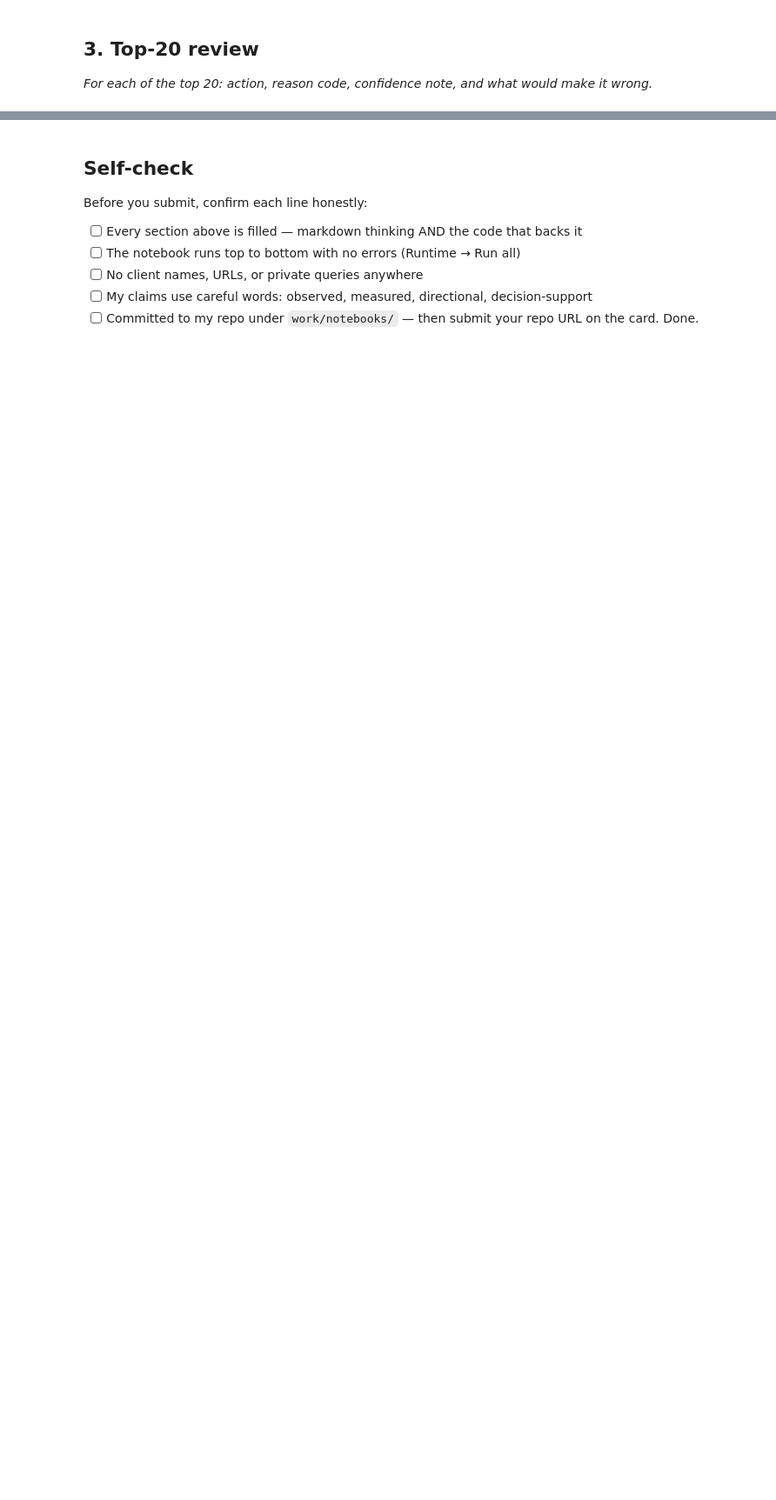
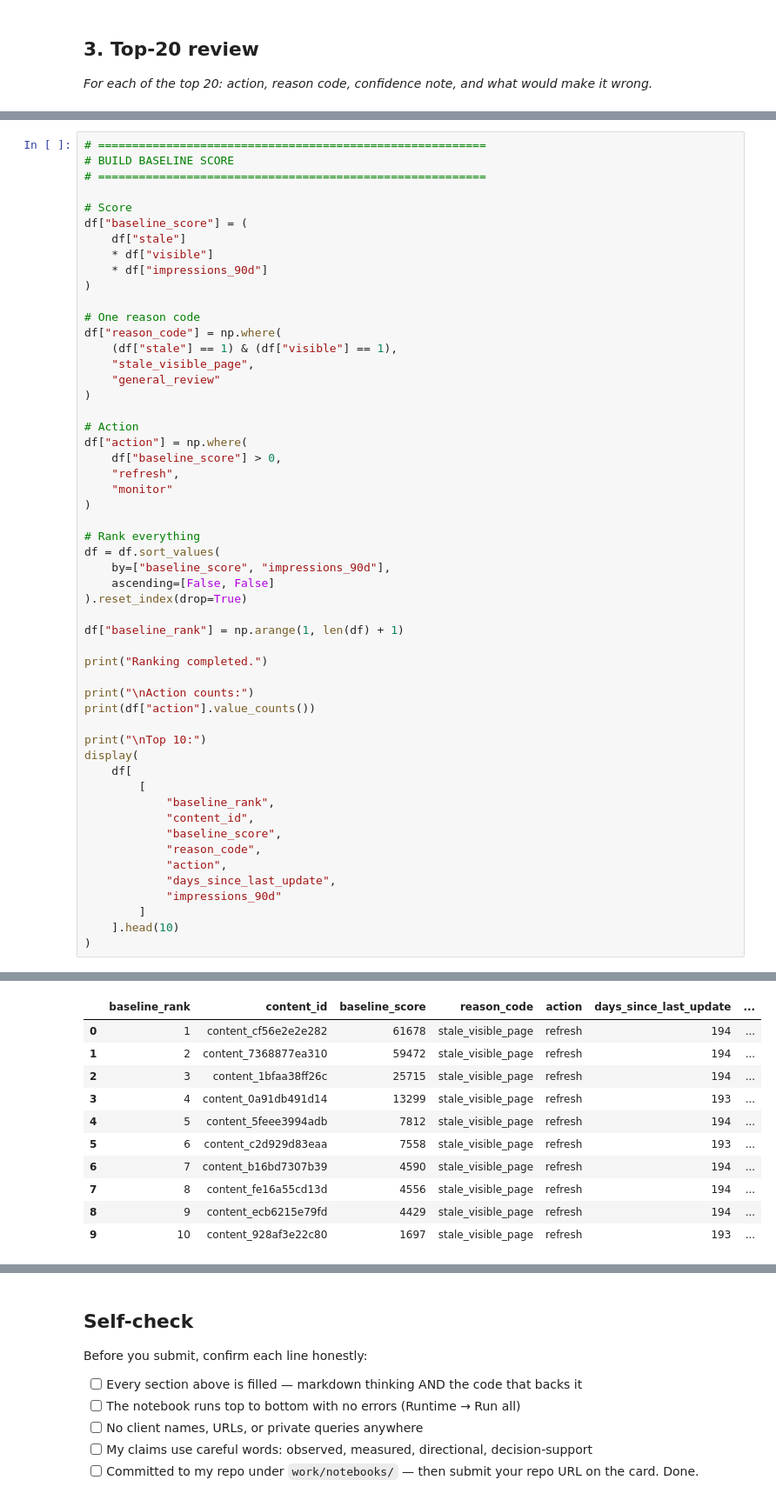
Before and after one commit to AhsanullahCS/FlyRank_Internship, a Jupyter notebook: work/notebooks/w04_baseline_score.ipynb, the cells around one changed output, grey strips where cells are left out. Shown at 87% size. Cells and saved outputs as stored; diff of their text form; blank space fills up the shorter version.

```diff
--- a/work/notebooks/w04_baseline_score.ipynb
+++ b/work/notebooks/w04_baseline_score.ipynb
@@ -36,0 +309,54 @@ This skeleton is yours to fill. Work the sections **in order** — each one has
+# %%
+# =========================================================
+# BUILD BASELINE SCORE
+# =========================================================
+
+# Score
+df["baseline_score"] = (
+    df["stale"]
+    * df["visible"]
+    * df["impressions_90d"]
+)
+
+# One reason code
+df["reason_code"] = np.where(
+    (df["stale"] == 1) & (df["visible"] == 1),
+    "stale_visible_page",
+    "general_review"
+)
+
+# Action
+df["action"] = np.where(
+    df["baseline_score"] > 0,
+    "refresh",
+    "monitor"
+)
+
+# Rank everything
+df = df.sort_values(
+    by=["baseline_score", "impressions_90d"],
+    ascending=[False, False]
+).reset_index(drop=True)
+
+df["baseline_rank"] = np.arange(1, len(df) + 1)
+
+print("Ranking completed.")
+
+print("\nAction counts:")
+print(df["action"].value_counts())
+
+print("\nTop 10:")
+display(
+    df[
+        [
+            "baseline_rank",
+            "content_id",
+            "baseline_score",
+            "reason_code",
+            "action",
+            "days_since_last_update",
+            "impressions_90d"
+        ]
+    ].head(10)
+)
+# %% [output]
@@ -36,0 +372,11 @@ This skeleton is yours to fill. Work the sections **in order** — each one has
+|  | baseline_rank | content_id | baseline_score | reason_code | action | days_since_last_update | ... |
+| 0 | 1 | content_cf56e2e2e282 | 61678 | stale_visible_page | refresh | 194 | ... |
+| 1 | 2 | content_7368877ea310 | 59472 | stale_visible_page | refresh | 194 | ... |
+| 2 | 3 | content_1bfaa38ff26c | 25715 | stale_visible_page | refresh | 194 | ... |
+| 3 | 4 | content_0a91db491d14 | 13299 | stale_visible_page | refresh | 193 | ... |
+| 4 | 5 | content_5feee3994adb | 7812 | stale_visible_page | refresh | 194 | ... |
+| 5 | 6 | content_c2d929d83eaa | 7558 | stale_visible_page | refresh | 193 | ... |
+| 6 | 7 | content_b16bd7307b39 | 4590 | stale_visible_page | refresh | 194 | ... |
+| 7 | 8 | content_fe16a55cd13d | 4556 | stale_visible_page | refresh | 194 | ... |
+| 8 | 9 | content_ecb6215e79fd | 4429 | stale_visible_page | refresh | 194 | ... |
+| 9 | 10 | content_928af3e22c80 | 1697 | stale_visible_page | refresh | 193 | ... |
```
Also changed, not shown: parts of 23 cells of this notebook.
